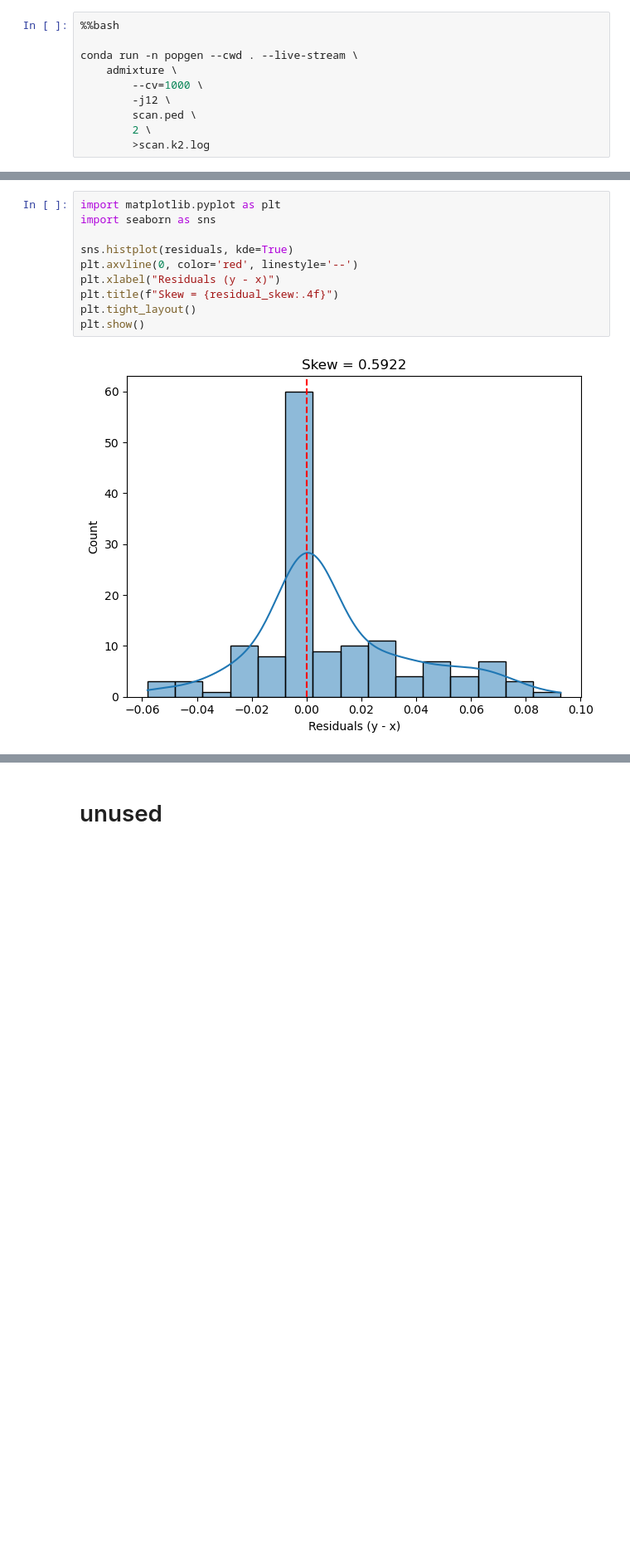
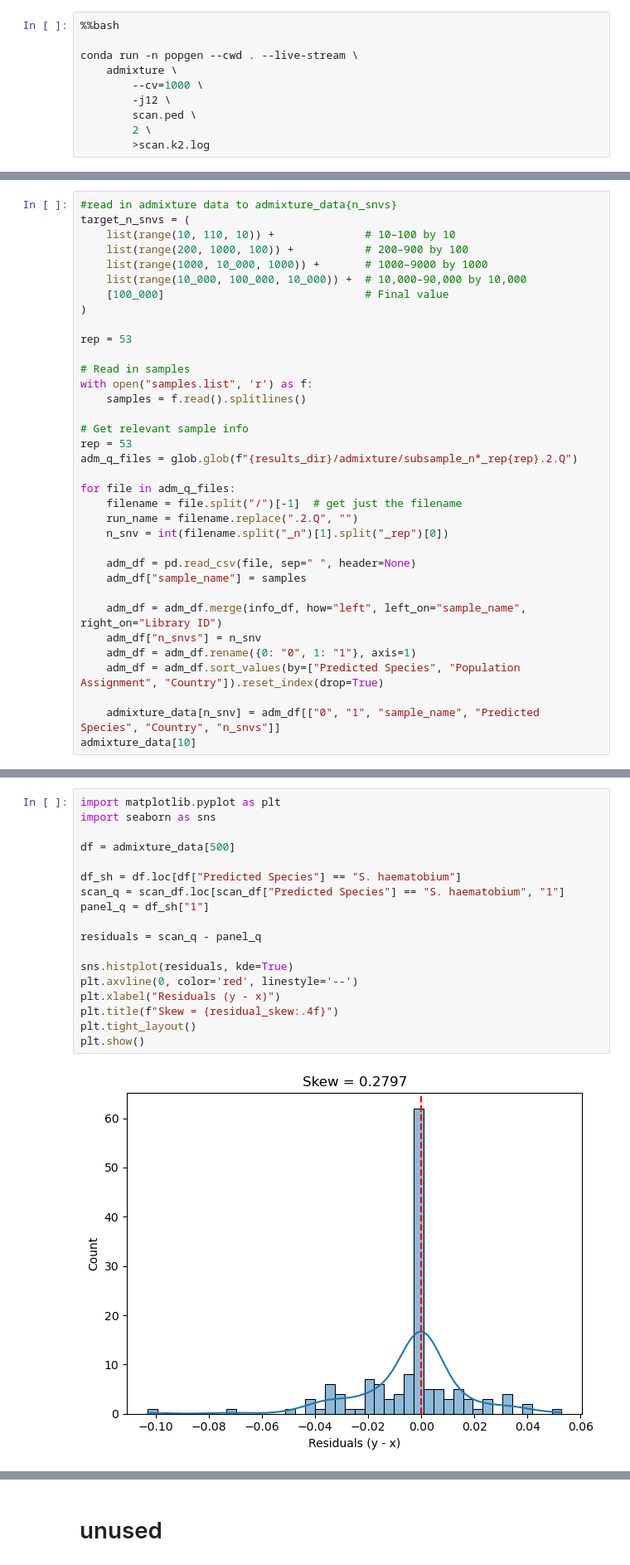
Before and after one commit to nealplatt/schisto_aim_panel, a Jupyter notebook: code/aim_panel_development.ipynb, the cells around one changed output, grey strips where cells are left out. Shown at 83% size. Saved outputs shown, nothing was run; the diff lists cells and outputs as text; blank space fills up the shorter version.

Commit message:
updating figures and saving source data

```diff
--- a/code/aim_panel_development.ipynb
+++ b/code/aim_panel_development.ipynb
@@ -1173,0 +917,35 @@ np.float64(9.2731)
+# %%
+#read in admixture data to admixture_data{n_snvs}
+target_n_snvs = (
+    list(range(10, 110, 10)) +              # 10–100 by 10
+    list(range(200, 1000, 100)) +           # 200–900 by 100
+    list(range(1000, 10_000, 1000)) +       # 1000–9000 by 1000
+    list(range(10_000, 100_000, 10_000)) +  # 10,000–90,000 by 10,000
+    [100_000]                               # Final value
+)
+
+rep = 53
+
+# Read in samples
+with open("samples.list", 'r') as f:
+    samples = f.read().splitlines()
+
+# Get relevant sample info
+rep = 53
+adm_q_files = glob.glob(f"{results_dir}/admixture/subsample_n*_rep{rep}.2.Q")
+
+for file in adm_q_files:
+    filename = file.split("/")[-1]  # get just the filename
+    run_name = filename.replace(".2.Q", "")
+    n_snv = int(filename.split("_n")[1].split("_rep")[0])
+
+    adm_df = pd.read_csv(file, sep=" ", header=None)
+    adm_df["sample_name"] = samples
+
+    adm_df = adm_df.merge(info_df, how="left", left_on="sample_name", right_on="Library ID")
+    adm_df["n_snvs"] = n_snv
+    adm_df = adm_df.rename({0: "0", 1: "1"}, axis=1)
+    adm_df = adm_df.sort_values(by=["Predicted Species", "Population Assignment", "Country"]).reset_index(drop=True)
+
+    admixture_data[n_snv] = adm_df[["0", "1", "sample_name", "Predicted Species", "Country", "n_snvs"]]
+admixture_data[10]
@@ -1174,12 +1245,20 @@ np.float64(9.2731)
 # %%
 import matplotlib.pyplot as plt
 import seaborn as sns
+
+df = admixture_data[500]
+
+df_sh = df.loc[df["Predicted Species"] == "S. haematobium"]
+scan_q = scan_df.loc[scan_df["Predicted Species"] == "S. haematobium", "1"]
+panel_q = df_sh["1"]
+
+residuals = scan_q - panel_q
 
 sns.histplot(residuals, kde=True)
 plt.axvline(0, color='red', linestyle='--')
 plt.xlabel("Residuals (y - x)")
 plt.title(f"Skew = {residual_skew:.4f}")
 plt.tight_layout()
 plt.show()
 # %% [output]
-[figure, old version]
+[figure, new version]
```
Also changed, not shown: parts of 36 cells of this notebook.
